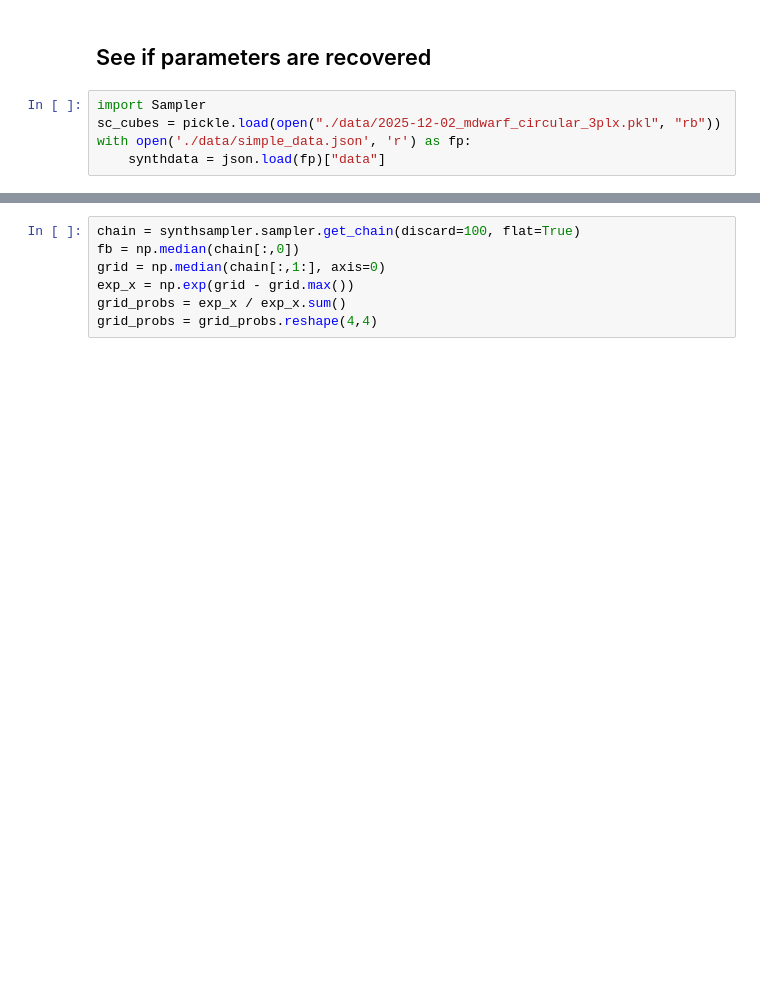
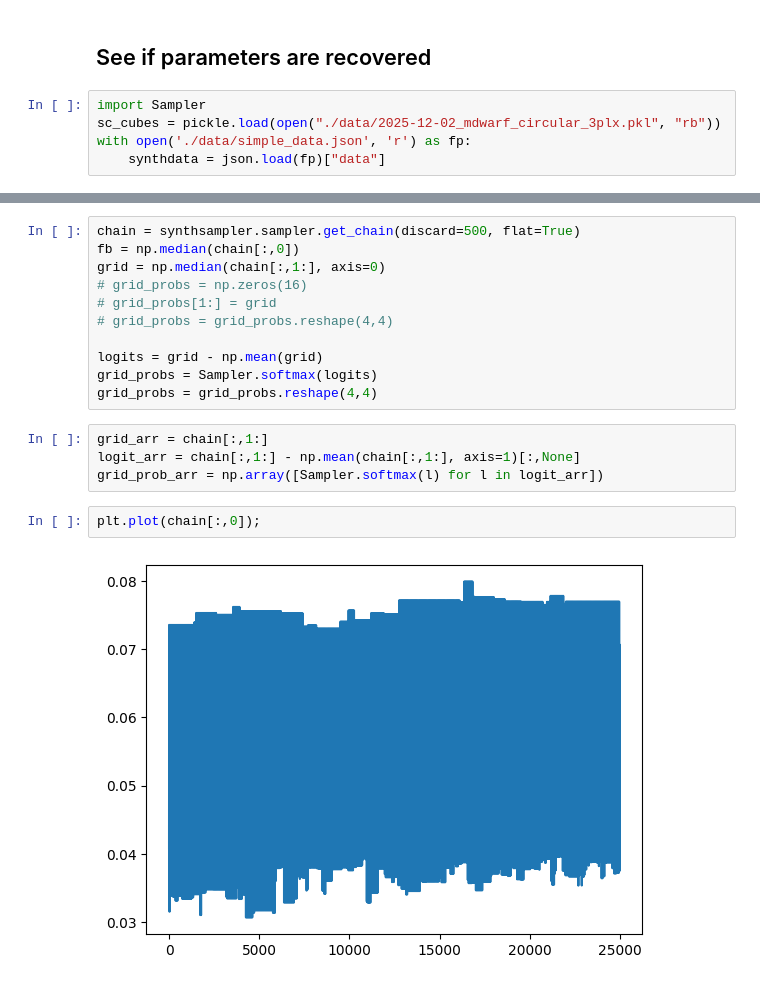
Before and after one commit to BenPennell/BrownDwarfProbabilities, a Jupyter notebook: SynthData.ipynb, the cells around one changed output, grey strips where cells are left out. Drawn from its saved outputs; the diff is of its cells as text; blank space fills up the shorter version.

```diff
--- a/SynthData.ipynb
+++ b/SynthData.ipynb
@@ -165,7 +188,19 @@ Complete!
 # %%
-chain = synthsampler.sampler.get_chain(discard=100, flat=True)
+chain = synthsampler.sampler.get_chain(discard=500, flat=True)
 fb = np.median(chain[:,0])
 grid = np.median(chain[:,1:], axis=0)
-exp_x = np.exp(grid - grid.max())
-grid_probs = exp_x / exp_x.sum()
+# grid_probs = np.zeros(16)
+# grid_probs[1:] = grid
+# grid_probs = grid_probs.reshape(4,4)
+
+logits = grid - np.mean(grid)
+grid_probs = Sampler.softmax(logits)
 grid_probs = grid_probs.reshape(4,4)
+# %%
+grid_arr = chain[:,1:]
+logit_arr = chain[:,1:] - np.mean(chain[:,1:], axis=1)[:,None]
+grid_prob_arr = np.array([Sampler.softmax(l) for l in logit_arr])
+# %%
+plt.plot(chain[:,0]);
+# %% [output]
+[figure, added]
```
Also changed, not shown: parts of 39 cells of this notebook, 6 other files.
